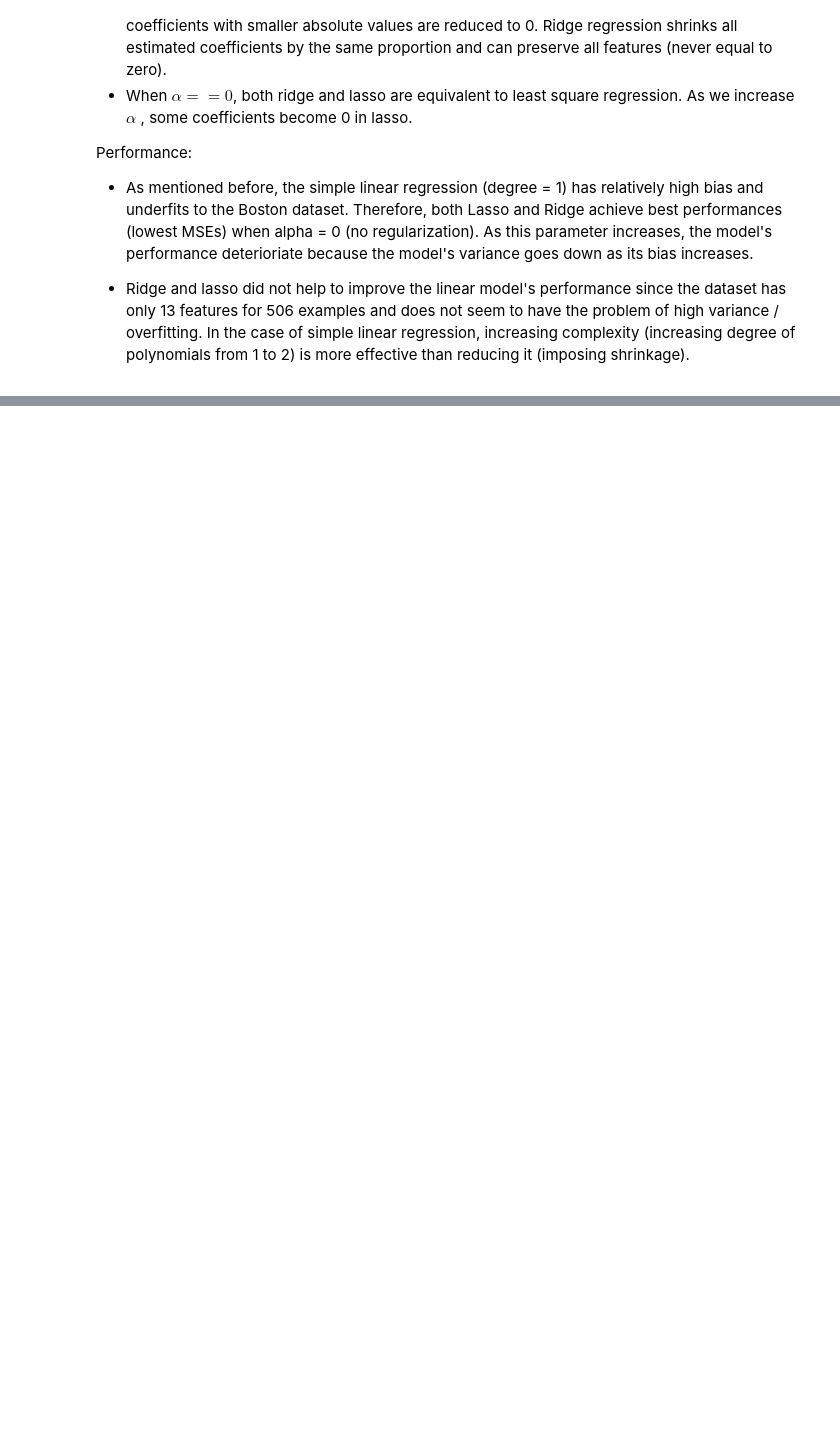
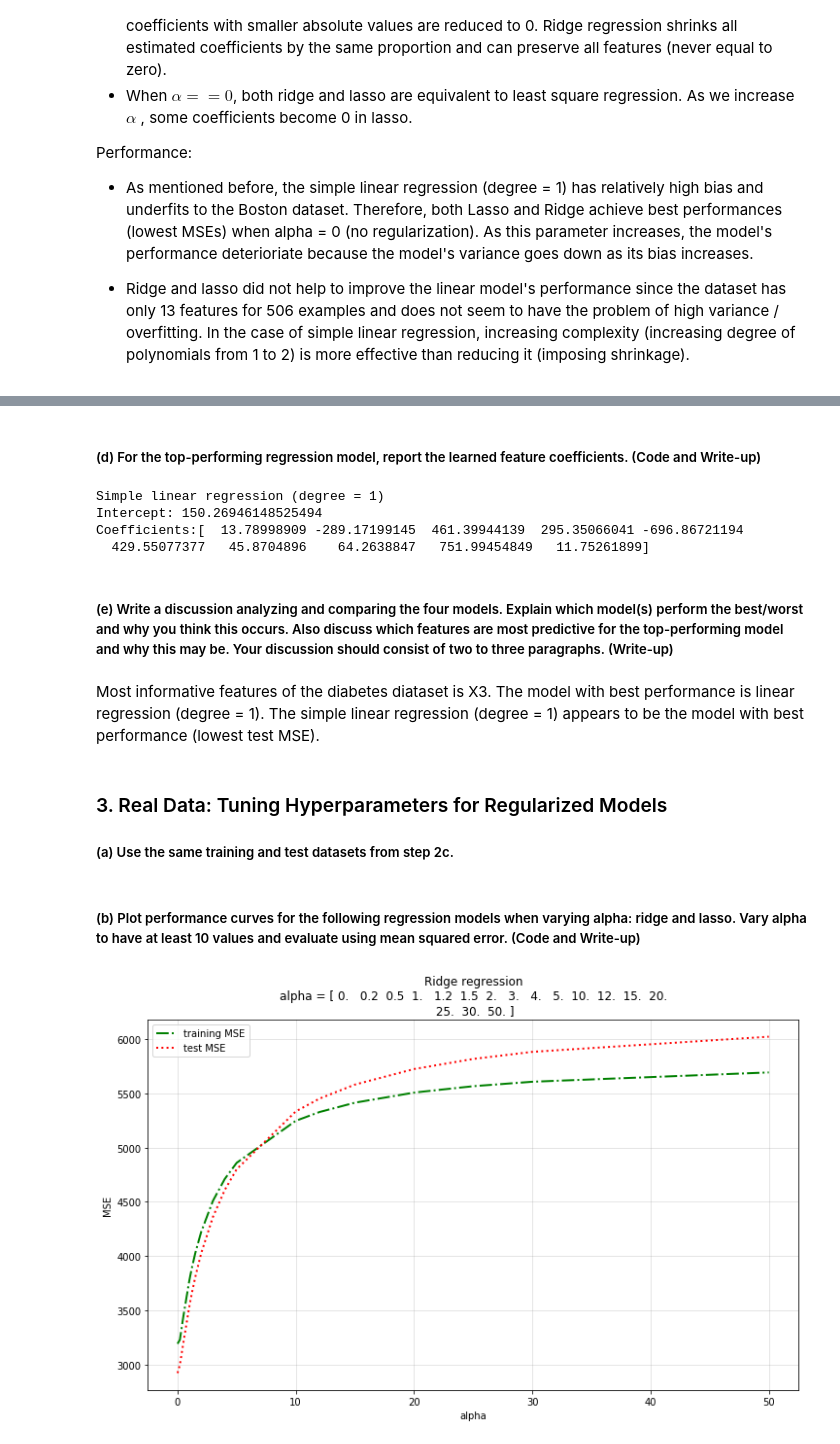
Before and after one commit to edithzeng/INF385T-IntroMachineLearning, a Jupyter notebook: Zeng_Edith_lab1.ipynb, the cells around one changed output, grey strips where cells are left out. Cells and saved outputs as stored; diff of their text form; code cells hidden in the pictures; blank space fills up the shorter version.

```diff
--- a/Zeng_Edith_lab1.ipynb
+++ b/Zeng_Edith_lab1.ipynb
@@ -368,0 +386,18 @@ Performance:
+# %% [markdown]
+##### (d) For the top-performing regression model, report the learned feature coefficients. (Code and Write-up)
+# %%
+lr = LinearRegression()
+lr.fit(X_train, Y_train)
+print("Simple linear regression (degree = 1)\nIntercept: {}\nCoefficients:{}".format(lr.intercept_, lr.coef_))
+# %% [output]
+Simple linear regression (degree = 1)
+Intercept: 150.26946148525494
+Coefficients:[  13.78998909 -289.17199145  461.39944139  295.35066041 -696.86721194
+  429.55077377   45.8704896    64.2638847   751.99454849   11.75261899]
+# %% [markdown]
+##### (e) Write a discussion analyzing and comparing the four models. Explain which model(s) perform the best/worst and why you think this occurs. Also discuss which features are most predictive for the top-performing model and why this may be. Your discussion should consist of two to three paragraphs. (Write-up)
+# %% [markdown]
+Most informative features of the diabetes diataset is X3. The model with best performance is linear regression (degree = 1). The simple linear regression (degree = 1) appears to be the model with best performance (lowest test MSE).
+# %% [markdown]
+### 3. Real Data: Tuning Hyperparameters for Regularized Models
+##### (a) Use the same training and test datasets from step 2c.
@@ -368,0 +407,6 @@ Performance:
+# %% [markdown]
+##### (b) Plot performance curves for the following regression models when varying alpha: ridge and lasso. Vary alpha to have at least 10 values and evaluate using mean squared error. (Code and Write-up)
+# %%
+plot_learning_curves_increase_alpha(shrinkage='ridge')
+# %% [output]
+[figure, added]
```
Also changed, not shown: parts of 15 cells of this notebook.
